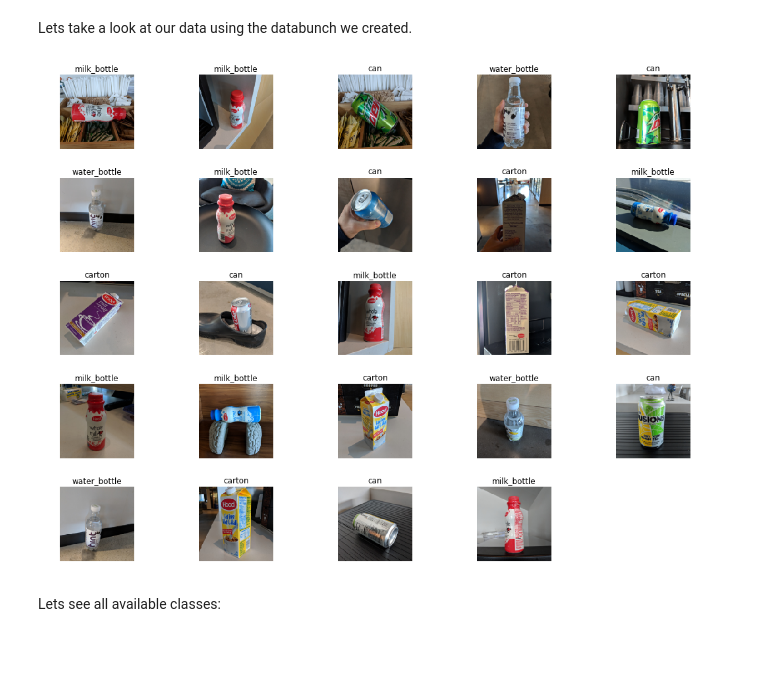
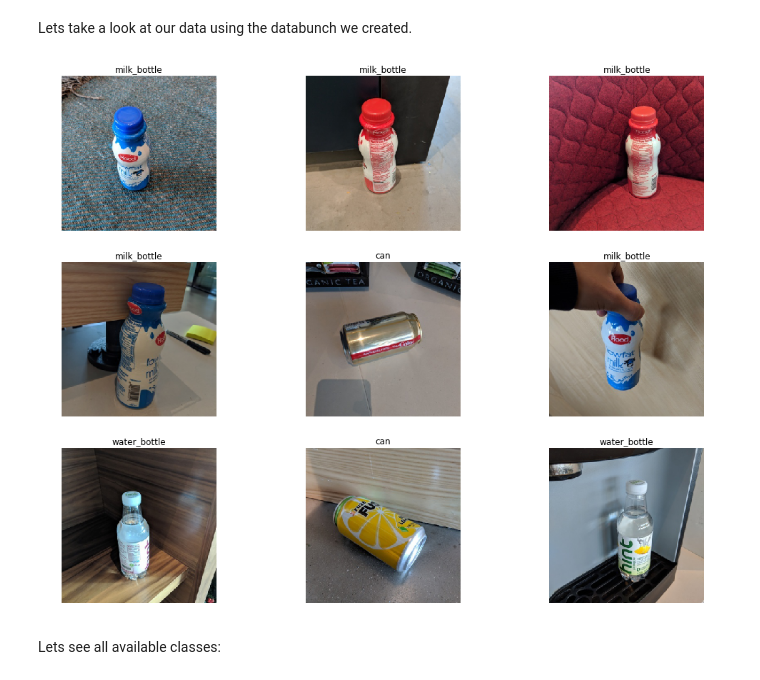
Before and after one commit to microsoft/computervision-recipes, a Jupyter notebook: image_classification/notebooks/01_Image_Classification.ipynb, the cells around one changed output. Saved outputs shown, nothing was run; the diff lists cells and outputs as text; code cells hidden in the pictures; blank space fills up the shorter version.

```diff
--- a/image_classification/notebooks/01_Image_Classification.ipynb
+++ b/image_classification/notebooks/01_Image_Classification.ipynb
@@ -24,3 +29,10 @@ from pathlib import Path
+# %%
+DATA_PATH     = unzip_url(Urls.fridge_objects, overwrite=True)
+EPOCHS        = 5
+LEARNING_RATE = 1e-4
+IMAGE_SIZE    = 299
+BATCH_SIZE    = 16
+ARCHITECTURE  = models.resnet50
 # %% [markdown]
 ---
 # %% [markdown]
@@ -30,6 +42,6 @@ In this repo, there is a `data` folder inside the `image_classification` directo
 
 Lets set that directory to our `path` variable, which we'll use throughout the notebook, and checkout what's inside:
 # %%
-path = Path('../data/singlelabel_fridge_objects')
+path = Path(DATA_PATH)
 path.ls()
 # %% [output]
@@ -79,21 +78,19 @@ Good thing our data is already structured in that format!
 To use fastai, we want to create an ImageDataBunch so that the library can easily use multiple images (mini-batches) during training time. We create an ImageDataBunch by using fastai's [data_block apis](https://docs.fast.ai/data_block.html).
 # %%
 np.random.seed(42)
-src = ImageItemList \
+data = ImageItemList \
     .from_folder(path) \
     .random_split_by_pct(valid_pct=0.2, seed=10) \
-    .label_from_folder()
+    .label_from_folder() \
+    .transform(size=IMAGE_SIZE) \
+    .databunch(bs=BATCH_SIZE) \
+    .normalize(imagenet_stats)
-# %%
-data = src \
-    .transform(size=128) \
-    .databunch(bs=24) \
-    .normalize(imagenet_stats)
 # %% [markdown]
 Lets take a look at our data using the databunch we created.
 # %%
-data.show_batch(rows=5, figsize=(15,11))
+data.show_batch(rows=3, figsize=(15,11))
 # %% [output]
-[figure, old version]
+[figure, new version]
 # %% [markdown]
 Lets see all available classes:
 # %%
```
Also changed, not shown: parts of 54 cells of this notebook, 9 other files.
